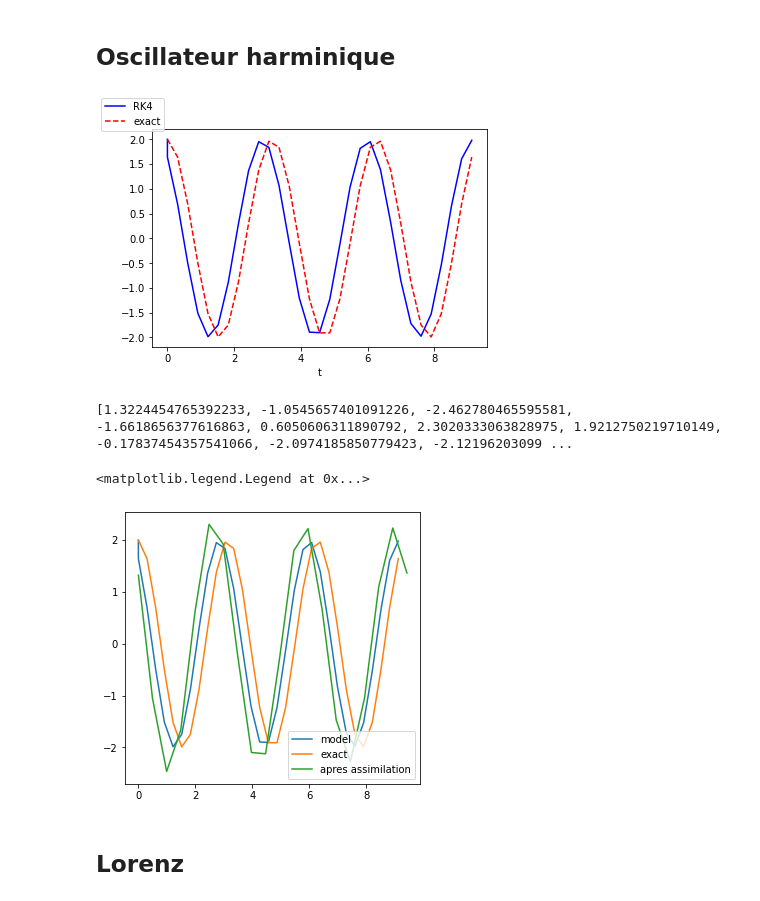
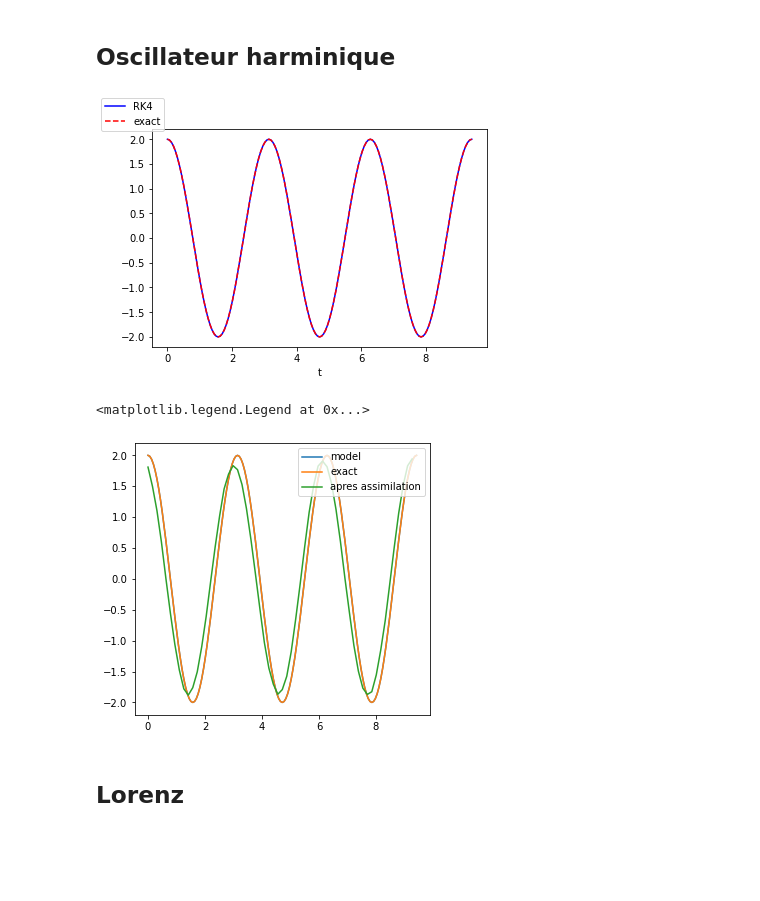
Before and after one commit to master-csmi/2022-m1-lorenz, a Jupyter notebook: kalman filter.ipynb, the cells around one changed output. Saved outputs shown, nothing was run; the diff lists cells and outputs as text; code cells hidden in the pictures; blank space fills up the shorter version.

Commit message:
Reorganisation du notebook filtre de kalman et rajout de plusieurs cas pour l'assimilation de donnée

```diff
--- a/kalman filter.ipynb
+++ b/kalman filter.ipynb
@@ -31,7 +31,7 @@ def RK4_Lorenz(w,X0,N,T): #we have N+1 discretization points
         K2=f(t+dt/2., X[n-1] + 1./2. * K1 * dt,w)
         K3=f(t+dt/2., X[n-1] + 1./2. * K2 * dt,w)
         K4=f(t+dt, X[n-1]+ K3 * dt,w)
-        T[n]=t
+        T[n]=t+dt
         X[n]=X[n-1]+ dt/6.* (K1+2.*K2+2.*K3+K4)
         t+=dt
 
@@ -41,9 +41,9 @@ X_0 = [2,0]
 # %%
 omega = 2
 P = 2*np.pi/omega
-dt = P/20
+dt = P/50
 T = 3*P
-N_t = int(round(T/0.3))
+N_t = int(round(T/dt))
 lorenz2=RK4_Lorenz(omega,X_0,N_t,T)
 # %%
 fig = plt.figure()
@@ -52,7 +52,7 @@ fig.legend((l1, l2), ('RK4', 'exact'), 'upper left')
 plt.xlabel('t')
 plt.show()
 # %% [output]
-[figure, old version]
+[figure, new version]
 # %%
 
 def hx(x):
@@ -73,20 +73,21 @@ def fx(x, dt,w):
     return X_next
 
 w=2#(σ,b,r)
-omega = 2
-P = 2*np.pi/omega
+P = 2*np.pi/w
+dt= P/20
 T = 3*P
-N = int(round(T/0.5))
-dt= T/N
+N = int(round(T/dt))
+
 x = np.array([2,0])#(x0,y0,z0)
 P = np.eye(2) * 2.
 
-f = EnsembleKalmanFilter (x=x, P=P, dim_z=2, dt=dt, N=8,
+f = EnsembleKalmanFilter (x=x, P=P, dim_z=1, dt=dt, N=40,
          hx=hx, fx=lambda x,dt:fx(x,dt,w))
 
-std_noise = np.eye(2)*0.001
+std_noise = np.eye(1)*0.001
 f.R *= std_noise # matrice de cov associer a la mesure
-f.Q = Q_discrete_white_noise(2, dt, .01) #bruit blanc centree en 0
+f.Q=np.eye(2)*0.01
+#f.Q = Q_discrete_white_noise(2, dt, .01) #bruit blanc centree en 0
 
 def read_sensor(t,omega):
      2*np.cos(omega*t)
@@ -100,19 +101,16 @@ while (t<T):
     tab_etat.append(f.x[0])
     tab_temps.append(t)
     t=t+dt
-print(tab_etat)
-# %% [output]
-[1.3224454765392233, -1.0545657401091226, -2.462780465595581, -1.6618656377616863, 0.6050606311890792, 2.3020333063828975, 1.9212750219710149, -0.17837454357541066, -2.0974185850779423, -2.12196203099 ...
 # %%
 fig=plt.figure(figsize=(18,5))
 ax1 = fig.add_subplot(1,3,2)
-ax1.plot(lorenz2[2],lorenz2[0],label='model')#
+ax1.plot(lorenz2[2],lorenz2[0],label='model')
 ax1.plot(lorenz2[2], 2*np.cos(omega*lorenz2[2]),label='exact')
 ax1.plot(tab_temps,tab_etat,label='apres assimilation')
-ax1.legend()
+ax1.legend(loc='upper right')
 # %% [output]
 <matplotlib.legend.Legend at 0x...>
-[figure, old version]
+[figure, new version]
 # %% [markdown]
 ## Lorenz
 # %%
```
Also changed, not shown: parts of 22 cells of this notebook.
